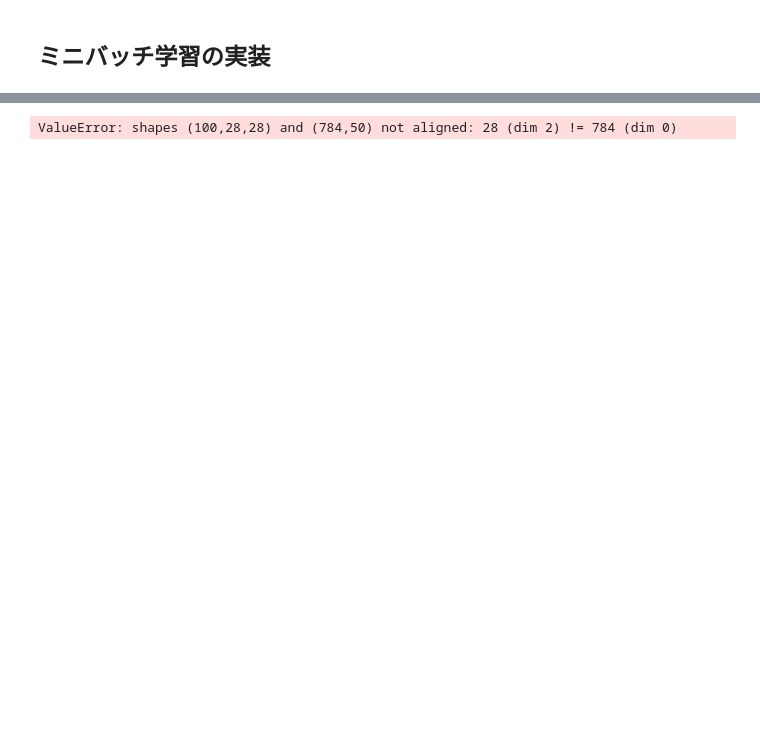
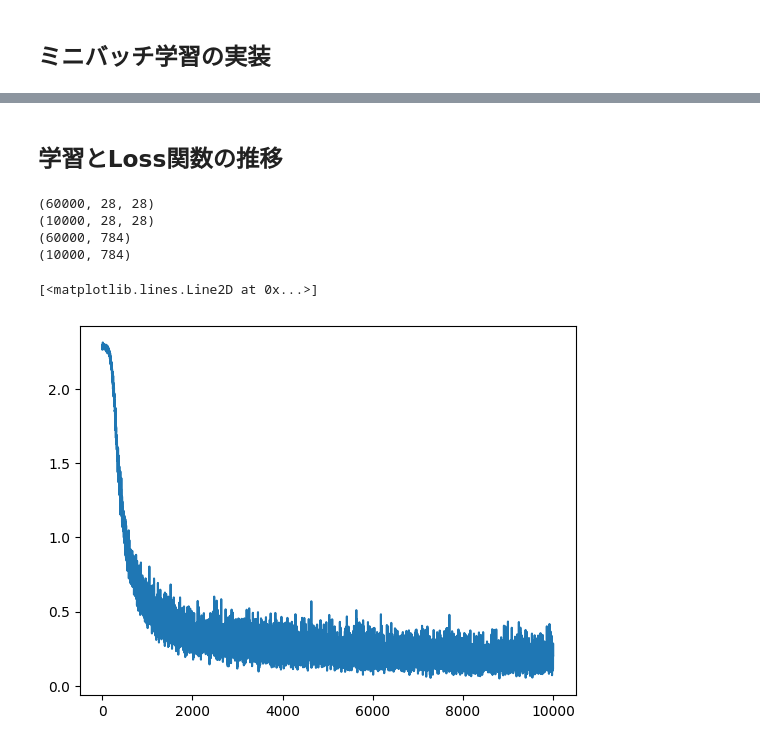
Before and after one commit to Ssurf777/DL_from_scratch, a Jupyter notebook: Deep_Learning_from_scratch.ipynb, the cells around one changed output, grey strips where cells are left out. Saved outputs shown, nothing was run; the diff lists cells and outputs as text; code cells hidden in the pictures; blank space fills up the shorter version.

```diff
--- a/Deep_Learning_from_scratch.ipynb
+++ b/Deep_Learning_from_scratch.ipynb
@@ -1226,3 +1259,5 @@ grads
+# %% [markdown]
+## 学習とLoss関数の推移
 # %%
 import numpy as np
 from keras.datasets import mnist
@@ -1237,6 +1272,19 @@ import matplotlib.pyplot as plt
 # 画像データを正規化 (0~255の値を持つピクセルを0~1の範囲にスケーリング)
 X_train = X_train.astype('float32') / 255.0
 X_test = X_test.astype('float32') / 255.0
+print(X_train.shape)
+print(X_test.shape)
+
+
+# flatten
+#X_train = X_train.flatten() # これだとすべてが平坦化されてだめだ
+#X_test = X_test.flatten() # これだとすべてが平坦化されてだめだ
+#reshape
+X_train = X_train.reshape(60000,784)
+X_test = X_test.reshape(10000,784)
+
+print(X_train.shape)
+print(X_test.shape)
 
 # ラベルをone-hotエンコード
 t_test = to_categorical(t_test)
@@ -1250,14 +1298,17 @@ batch_size = 100
 learing_rate = 0.1
 
 network = TwoLayerNet(input_size=784, hidden_size=50, output_size=10)
+losshis=[]
 
 for i in range(iters_num):
+    #print(i)
     batch_mask = np.random.choice(train_size, batch_size)
     x_batch = X_train[batch_mask]
     t_batch = t_train[batch_mask]
 
     # gradient calc.
-    grad = network.numerical_gradient(x_batch, t_batch)
+    #grad = network.numerical_gradient(x_batch, t_batch)
+    grad = network.gradient(x_batch, t_batch)
 
     # parameters refix
     for key in ('W1', 'b1', 'W2', 'b2'):
@@ -1267,4 +1318,14 @@ for i in range(iters_num):
     loss = network.loss(x_batch, t_batch)
     train_loss_list.append(loss)
 # %% [output]
-ValueError: shapes (100,28,28) and (784,50) not aligned: 28 (dim 2) != 784 (dim 0)
+(60000, 28, 28)
+(10000, 28, 28)
+(60000, 784)
+(10000, 784)
+# %%
+import matplotlib.pyplot as plt
+
+plt.plot(train_loss_list)
+# %% [output]
+[<matplotlib.lines.Line2D at 0x...>]
+[figure, added]
```
Also changed, not shown: parts of 7 cells of this notebook.
